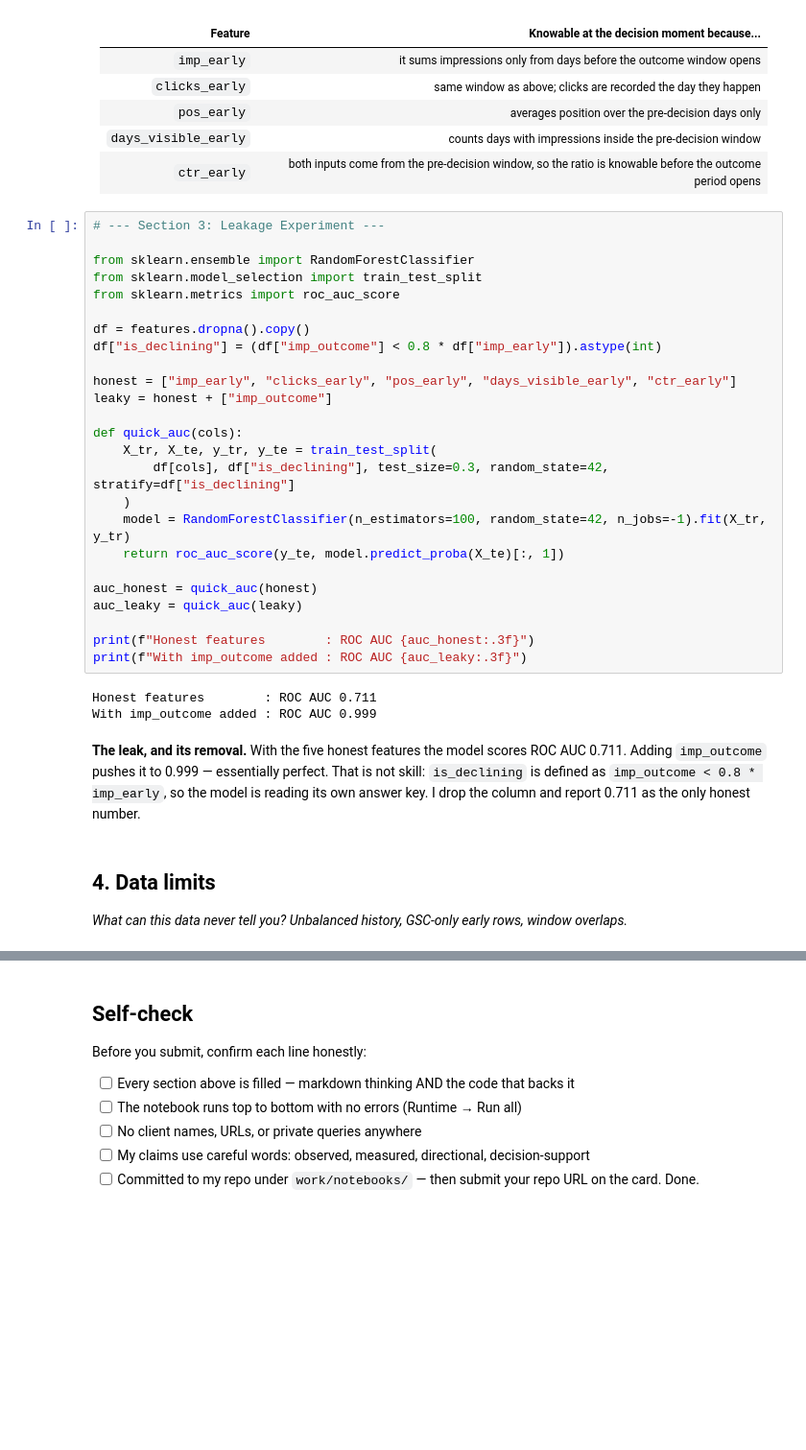
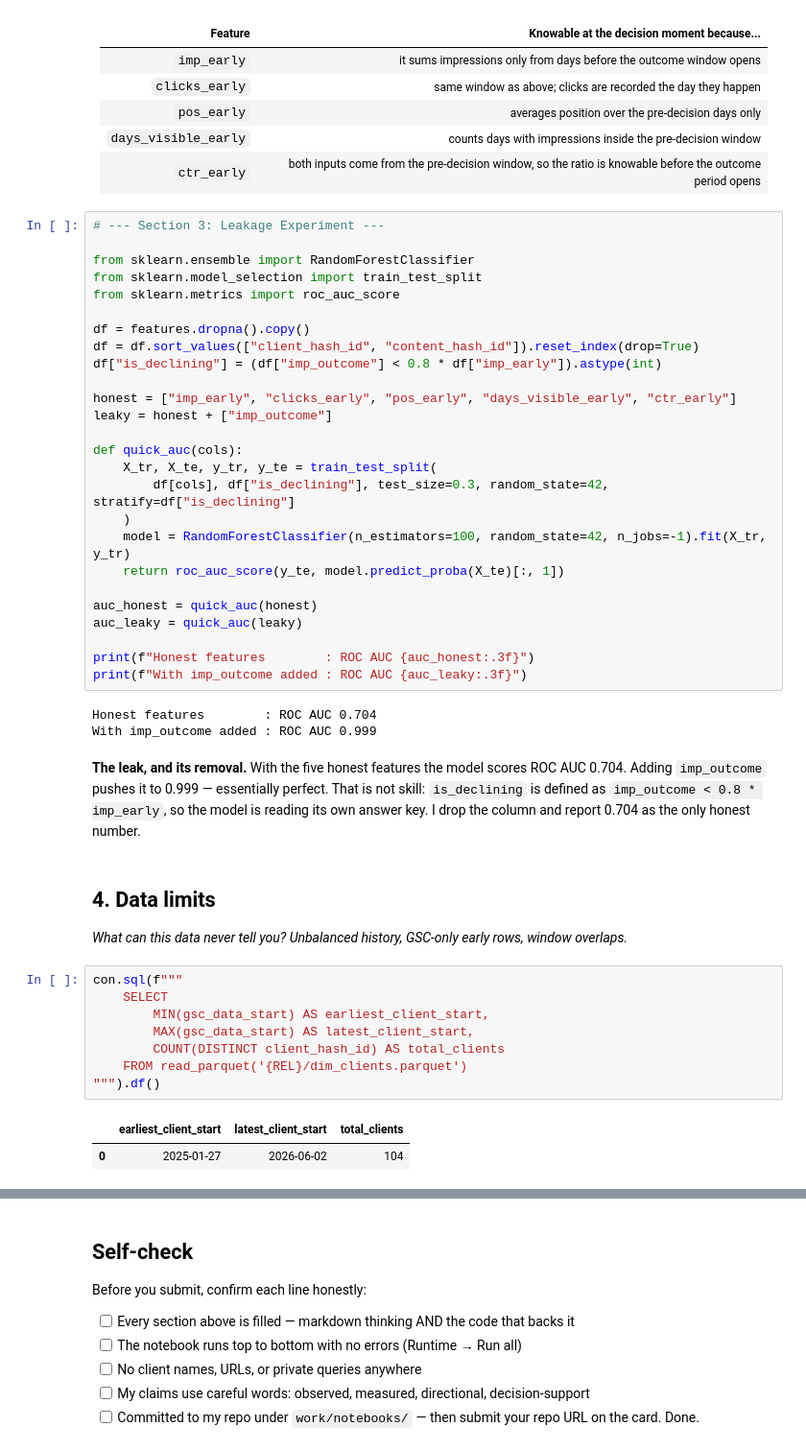
Before and after one commit to albijanashala/ML1, a Jupyter notebook: work/notebooks/w03_data_contract.ipynb, the cells around one changed output, grey strips where cells are left out. Shown at 96% size. Cells and saved outputs as stored; diff of their text form; blank space fills up the shorter version.

```diff
--- a/work/notebooks/w03_data_contract.ipynb
+++ b/work/notebooks/w03_data_contract.ipynb
@@ -152,6 +155,7 @@ from sklearn.model_selection import train_test_split
 from sklearn.metrics import roc_auc_score
 
 df = features.dropna().copy()
+df = df.sort_values(["client_hash_id", "content_hash_id"]).reset_index(drop=True)
 df["is_declining"] = (df["imp_outcome"] < 0.8 * df["imp_early"]).astype(int)
 
 honest = ["imp_early", "clicks_early", "pos_early", "days_visible_early", "ctr_early"]
@@ -170,18 +174,29 @@ auc_leaky = quick_auc(leaky)
 print(f"Honest features        : ROC AUC {auc_honest:.3f}")
 print(f"With imp_outcome added : ROC AUC {auc_leaky:.3f}")
 # %% [output]
-Honest features        : ROC AUC 0.711
+Honest features        : ROC AUC 0.704
 With imp_outcome added : ROC AUC 0.999
 # %% [markdown]
 **The leak, and its removal.** With the five honest features the model scores
-ROC AUC 0.711. Adding `imp_outcome` pushes it to 0.999 — essentially perfect.
+ROC AUC 0.704. Adding `imp_outcome` pushes it to 0.999 — essentially perfect.
 That is not skill: `is_declining` is defined as `imp_outcome < 0.8 * imp_early`,
-so the model is reading its own answer key. I drop the column and report 0.711
+so the model is reading its own answer key. I drop the column and report 0.704
 as the only honest number.
 # %% [markdown]
 ## 4. Data limits
 
 *What can this data never tell you? Unbalanced history, GSC-only early rows, window overlaps.*
+# %%
+con.sql(f"""
+    SELECT
+        MIN(gsc_data_start) AS earliest_client_start,
+        MAX(gsc_data_start) AS latest_client_start,
+        COUNT(DISTINCT client_hash_id) AS total_clients
+    FROM read_parquet('{REL}/dim_clients.parquet')
+""").df()
+# %% [output]
+|  | earliest_client_start | latest_client_start | total_clients |
+| 0 | 2025-01-27 | 2026-06-02 | 104 |
 # %% [markdown]
 
 
```
Also changed, not shown: parts of 7 cells of this notebook.
